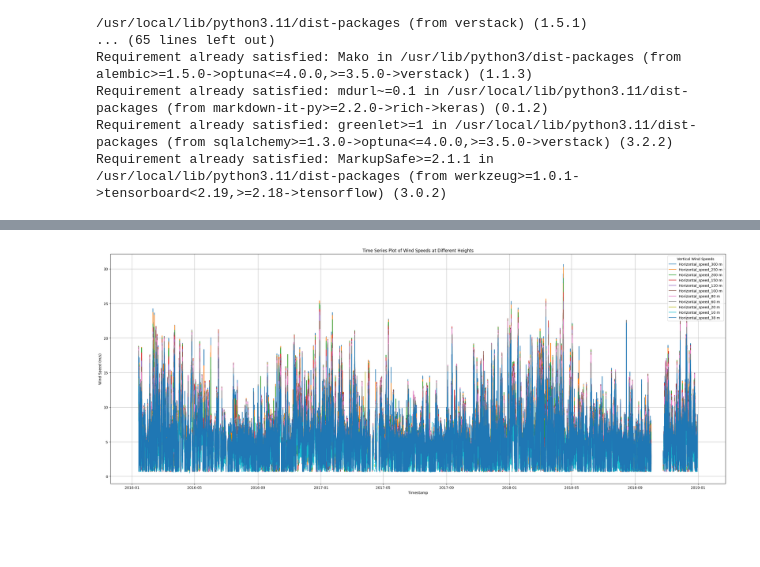
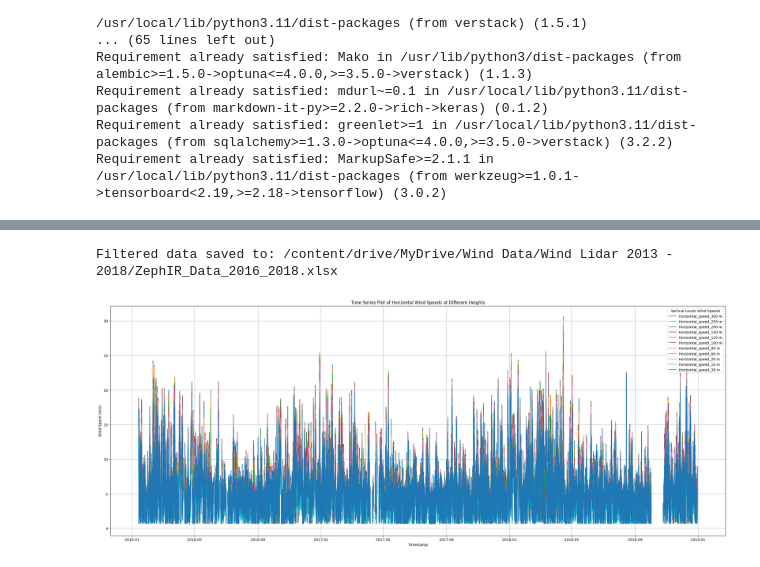
Before and after one commit to Arijitdutta19910601/Atmol4Cast-CNR, a Jupyter notebook: Data_Preprocessing.ipynb, the cells around one changed output, grey strips where cells are left out. Saved outputs shown, nothing was run; the diff lists cells and outputs as text; code cells hidden in the pictures; blank space fills up the shorter version.

```diff
--- a/Data_Preprocessing.ipynb
+++ b/Data_Preprocessing.ipynb
@@ -55,6 +97,24 @@ print(Test_df.head())
+# %%
+# prompt: From zephir_df extract the tuples from Timestamp: 2016-01-13 to 2018-12-31 and create an excel file in '/content/drive/MyDrive/Wind Data/Wind Lidar 2013 - 2018/'
+
+import pandas as pd
+# Filter the DataFrame for the specific time period
+start_datetime_filter = pd.to_datetime('2016-01-13')
+end_datetime_filter = pd.to_datetime('2018-12-31')
+zephir_df= zephir_df[(zephir_df['Timestamp'] >= start_datetime_filter) & (zephir_df['Timestamp'] <= end_datetime_filter)].copy()
+
+# Define the output file path
+output_file_path = '/content/drive/MyDrive/Wind Data/Wind Lidar 2013 - 2018/ZephIR_Data_2016_2018.xlsx'
+
+# Save the filtered DataFrame to an Excel file
+zephir_df.to_excel(output_file_path, index=False)
+
+print(f"Filtered data saved to: {output_file_path}")
+# %% [output]
+Filtered data saved to: /content/drive/MyDrive/Wind Data/Wind Lidar 2013 - 2018/ZephIR_Data_2016_2018.xlsx
 # %%
 import matplotlib.pyplot as plt
-
+zephir_df = pd.read_excel('/content/drive/MyDrive/Wind Data/Wind Lidar 2013 - 2018/ZephIR_Data_2016_2018.xlsx')
 # Define column names
 # These are the ORIGINAL names from the Excel file
 original_columns = [
@@ -73,36 +133,36 @@ new_column_names = {
     'h_5_horizontal_speed': 'Horizontal_speed_120 m',
     'h_6_horizontal_speed': 'Horizontal_speed_100 m',
     'h_7_horizontal_speed': 'Horizontal_speed_80 m',
     'h_8_horizontal_speed': 'Horizontal_speed_60 m',
     'h_9_horizontal_speed': 'Horizontal_speed_20 m',
     'h_10_horizontal_speed': 'Horizontal_speed_10 m',
     'h_11_horizontal_speed': 'Horizontal_speed_38 m'
 }
 
 # Apply the rename operation
-Test_df.rename(columns=new_column_names, inplace=True)
+zephir_df.rename(columns=new_column_names, inplace=True)
 
 # Now, create the list of columns to plot using the NEW names
 columns_to_plot = list(new_column_names.values())
 
 # Plot
 plt.figure(figsize=(25, 10))
 
 # Iterate over the NEW column names for plotting
 for col in columns_to_plot:
     # Ensure the column exists in the DataFrame after renaming
-    if col in Test_df.columns:
-         plt.plot(Test_df['Timestamp'], Test_df[col], label=col)
+    if col in zephir_df.columns:
+         plt.plot(zephir_df['Timestamp'], zephir_df[col], label=col)
     else:
         print(f"Warning: Column '{col}' not found after renaming.")
 
 
 plt.xlabel('Timestamp')
 plt.ylabel('Wind Speed (m/s)')
-plt.title('Time Series Plot of Wind Speeds at Different Heights')
-plt.legend(title="Vertical Wind Speeds", loc='upper right')
+plt.title('Time Series Plot of Horizontal Wind Speeds at Different Heights')
+plt.legend(title="Vertical Levels Wind Speeds", loc='upper right')
 plt.grid(True)
 plt.tight_layout()
 plt.show()
 # %% [output]
-[figure, old version]
+[figure, new version]
```
Also changed, not shown: parts of 5 cells of this notebook.
